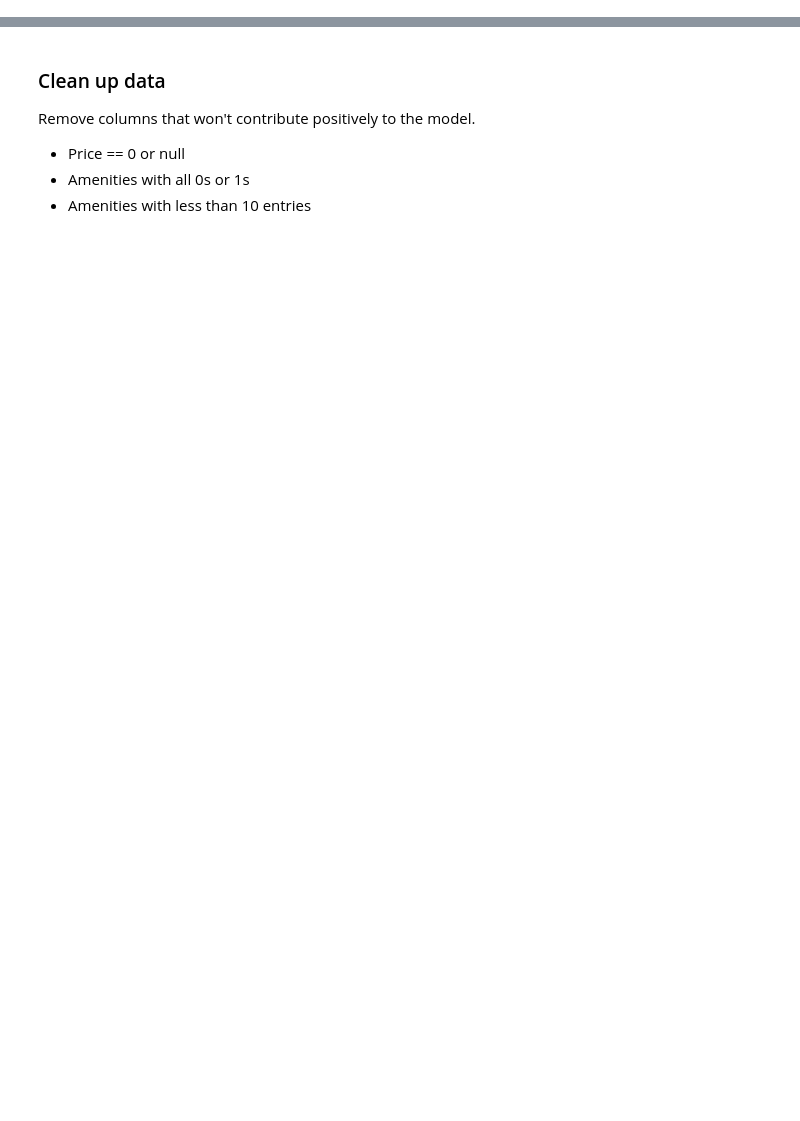
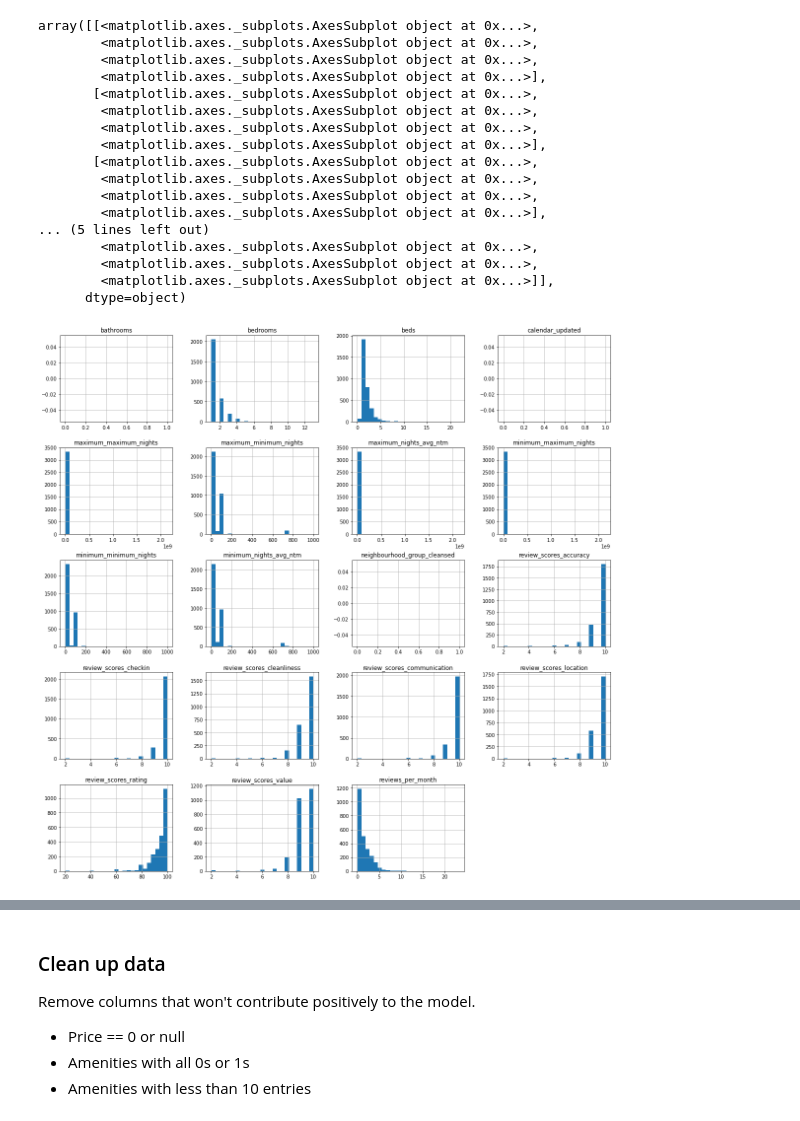
Before and after one commit to gandola/udacity-ds-program, a Jupyter notebook: Project1/PriceModel.ipynb, the cells around one changed output, grey strips where cells are left out. Saved outputs shown, nothing was run; the diff lists cells and outputs as text; code cells hidden in the pictures; blank space fills up the shorter version.

```diff
--- a/Project1/PriceModel.ipynb
+++ b/Project1/PriceModel.ipynb
@@ -26,0 +53,4 @@ listings_df.describe()
+# %%
+# Find numeric columns with NaN.
+numeric_columns_with_nan = c.find_numeric_columns_with_nans(listings_df)
+numeric_columns_with_nan
@@ -26,0 +77,21 @@ listings_df.describe()
+# %%
+listings_df[numeric_columns_with_nan].hist(figsize=(20, 20), bins=25)
+# %% [output]
+array([[<matplotlib.axes._subplots.AxesSubplot object at 0x...>,
+        <matplotlib.axes._subplots.AxesSubplot object at 0x...>,
+        <matplotlib.axes._subplots.AxesSubplot object at 0x...>,
+        <matplotlib.axes._subplots.AxesSubplot object at 0x...>],
+       [<matplotlib.axes._subplots.AxesSubplot object at 0x...>,
+        <matplotlib.axes._subplots.AxesSubplot object at 0x...>,
+        <matplotlib.axes._subplots.AxesSubplot object at 0x...>,
+        <matplotlib.axes._subplots.AxesSubplot object at 0x...>],
+       [<matplotlib.axes._subplots.AxesSubplot object at 0x...>,
+        <matplotlib.axes._subplots.AxesSubplot object at 0x...>,
+        <matplotlib.axes._subplots.AxesSubplot object at 0x...>,
+        <matplotlib.axes._subplots.AxesSubplot object at 0x...>],
+... (5 lines left out)
+        <matplotlib.axes._subplots.AxesSubplot object at 0x...>,
+        <matplotlib.axes._subplots.AxesSubplot object at 0x...>,
+        <matplotlib.axes._subplots.AxesSubplot object at 0x...>]],
+      dtype=object)
+[figure, added]
```
Also changed, not shown: parts of 24 cells of this notebook, 4 other files.
